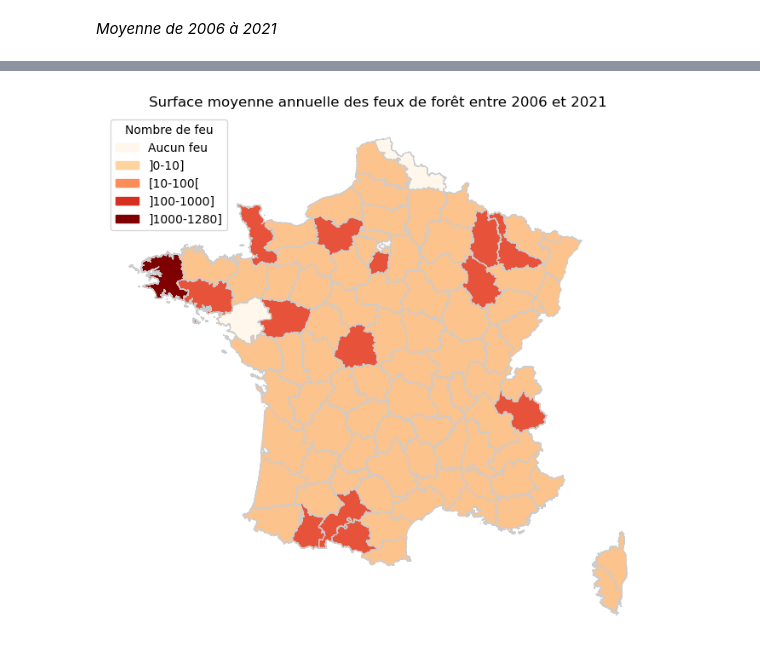
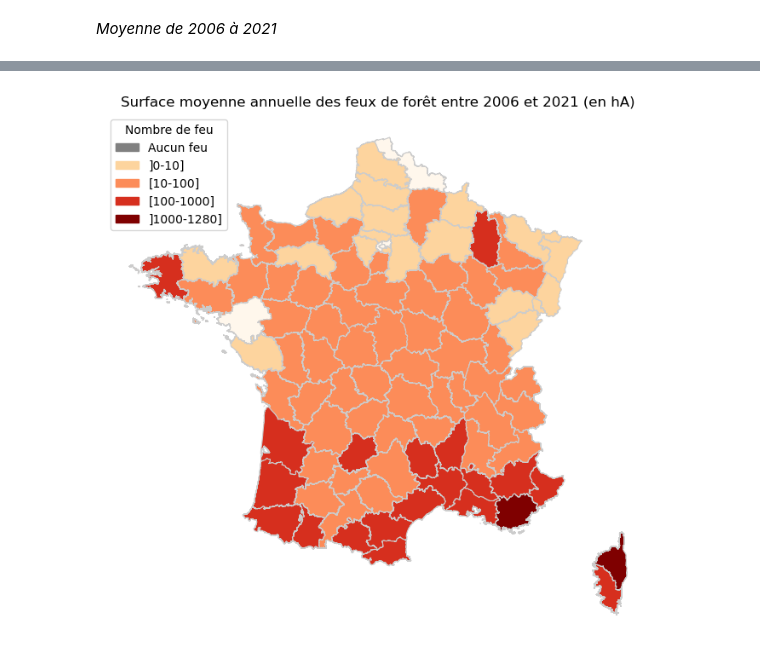
Before and after one commit to jjulietteschneider/Analyse-du-risque-des-feux-de-for-t, a Jupyter notebook: test_margaux.ipynb, the cells around one changed output, grey strips where cells are left out. Drawn from its saved outputs; the diff is of its cells as text; code cells hidden in the pictures.

```diff
--- a/test_margaux.ipynb
+++ b/test_margaux.ipynb
@@ -531,8 +531,8 @@ plt.show()
 # %%
 df['Année'] = pd.to_numeric(df['Année'], errors='coerce')
 
-# Moyenne annuelle de la surface parcourue par département par année
-df_surface_moyenne_par_an = df[df['Année'] <= 2021].groupby(['Département', 'Année'])['Surface parcourue (m2)'].mean().reset_index()
+# Surface annuelle parcourue par département par année
+df_surface_moyenne_par_an = df[df['Année'] <= 2021].groupby(['Département', 'Année'])['Surface parcourue (m2)'].sum().reset_index()
 
 # Renommer les colonnes
 df_surface_moyenne_par_an.columns = ['Département', 'Année', 'Moyenne_Surface']
@@ -599,15 +599,16 @@ for i in range(0,96):
 def couleur_surface_moyenne(chiffre):
     if chiffre==0:
         return 0
-    elif chiffre < 10:
+    elif chiffre <= 10:
         return 1
-    elif chiffre < 100:
+    elif chiffre <= 100:
         return 2
-    elif chiffre < 1000:
+    elif chiffre <= 1000:
         return 3
-    elif chiffre < 1280:
+    elif chiffre <= 1280:
         return 4
 # %%
+
 dep['categorie_moyenne']=dep['Surface_moyenne_anuelle'].apply(couleur_surface_moyenne)
 
 from matplotlib.colors import to_rgba
@@ -615,34 +616,37 @@ from matplotlib.patches import Patch
 # Supposons que "dep" est votre GeoDataFrame et "nb_feu" est la colonne que vous voulez représenter
 # Vous pouvez remplacer la colormap par celle de votre choix, par exemple "viridis", "plasma", "inferno", etc.
 cmap_name = 'OrRd'
 
 # Définir la plage de valeurs pour la colormap
 vmin, vmax = dep['categorie_moyenne'].min(), dep['categorie_moyenne'].max()
 
 # Créer la figure et les axes
 fig, ax = plt.subplots(1, 1, figsize=(10, 8))
 
 # Utiliser la méthode plot avec l'argument cmap pour personnaliser le gradient de couleurs
 plot = dep.plot(column="categorie_moyenne", cmap=cmap_name, linewidth=0.8, ax=ax, edgecolor='0.8', legend=False, vmin=vmin, vmax=vmax)
 
 # Récupérer les couleurs de la colormap
 cmap = plt.cm.get_cmap(cmap_name)
 colors = [to_rgba(cmap(i)) for i in range(cmap.N)]
 
 # Personnaliser l'affichage de la légende
-legend_labels = ['Aucun feu',']0-10]', '[10-100[', ']100-1000]', ']1000-1280]']  # Remplacez par les descriptions de votre choix
-legend_patches = [Patch(color=colors[0], label=legend_labels[0]),
-                  Patch(color=colors[64], label=legend_labels[1]), Patch(color=colors[128], label=legend_labels[2]), Patch(color=colors[192], label=legend_labels[3]), Patch(color=colors[255], label=legend_labels[4])]
+legend_labels = ['Aucun feu', ']0-10]', ']10-100]', ']100-1000]', ']1000-1280]']
+legend_patches = [Patch(color='gray', label=legend_labels[0]),
+                  Patch(color=colors[64], label=legend_labels[1]),
+                  Patch(color=colors[128], label=legend_labels[2]),
+                  Patch(color=colors[192], label=legend_labels[3]),
+                  Patch(color=colors[255], label=legend_labels[4])]
 
 ax.legend(handles=legend_patches, loc='upper left', title='Nombre de feu')
 
 # Masquer les axes
 ax.set_axis_off()
 
 # Ajouter un titre à la carte
 plt.title('Surface moyenne annuelle des feux de forêt entre 2006 et 2021 (en hA)')
 
 # Afficher la carte
 plt.show()
 # %% [output]
-[figure, old version]
+[figure, new version]
```
Also changed, not shown: parts of 2 cells of this notebook.
